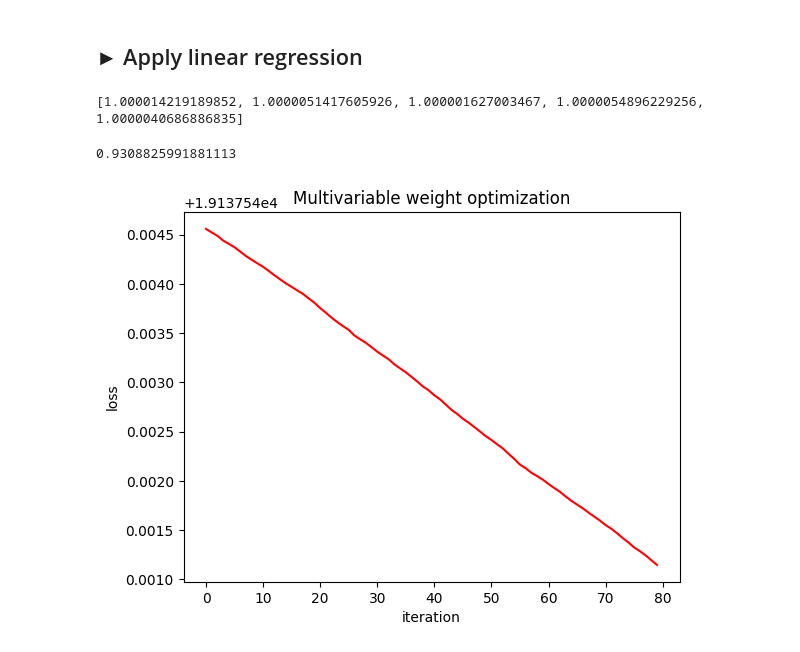
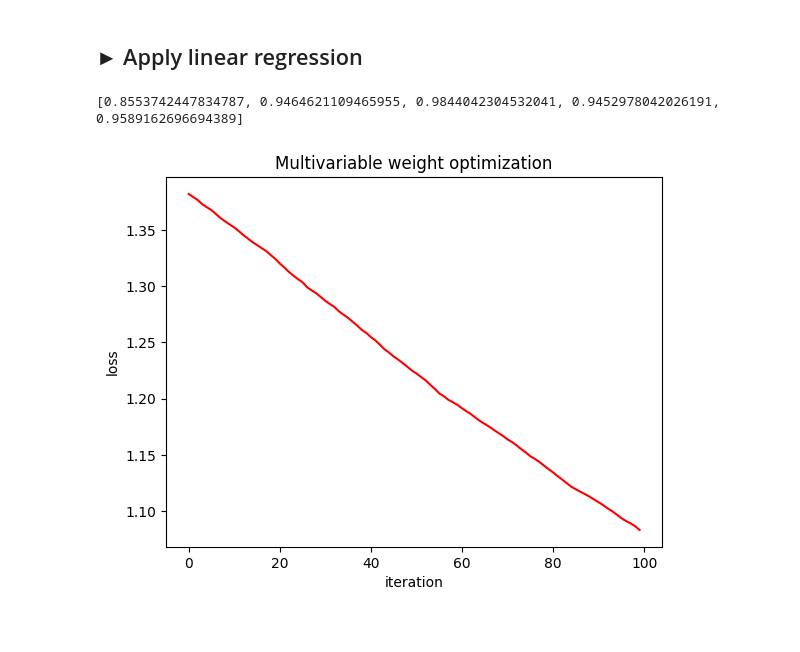
Before and after one commit to Aniket7651/machine_learning_, a Jupyter notebook: ML_practicals/melting_point_prediction/melting_point_prediction.ipynb, the cells around one changed output. Drawn from its saved outputs; the diff is of its cells as text; code cells hidden in the pictures.

```diff
--- a/ML_practicals/melting_point_prediction/melting_point_prediction.ipynb
+++ b/ML_practicals/melting_point_prediction/melting_point_prediction.ipynb
@@ -236,7 +182,7 @@ class statistics():
 
 
 class pre_processing():
-    '''pre processing class is use for feature engineering creating the features and labels,
+    '''pre processing class is use for feature engineering, creating the features and labels,
     the problem of converting raw data to a dataset which can be
     read by machine is called feature engineering.'''
 
@@ -647,26 +565,28 @@ class LinearRegression():
 # %%
 # training model...
 import matplotlib.pyplot as plt
 preprocessed_file = 'processed_datasetMP.csv' # 'MP_dataset_100_point.csv' 'A:/BIOINFORMAICS/ML-Training-main/11-Linear-Regression/USA_Housing.csv'
 
 X = datasetLoader(preprocessed_file, cols=4)
-Y = load_csv(preprocessed_file).dataset(column=4)
-epoch = 80
-training = train_multivariate_model(X[:epoch], Y[:epoch], epoch, lr=0.000000001)  # bais and weight has been initialize with 1.0
+Y = load_csv(preprocessed_file).dataset(column=5)
+
+epoch = 100
+training = train_multivariate_model(X[:epoch], Y[:epoch], epoch, lr=0.001)  # bais and weight has been initialize with 1.0
 
 iteration = [i for i in range(epoch)]
 
 plt.plot(iteration, training[0], 'r')
 plt.title('Multivariable weight optimization')
 plt.xlabel('iteration')
 plt.ylabel('loss')
 
 print(training[1])
+# for i in training[0]:
+#    print(i)
 
 Xnew1 = [0.5,0,0.6,0.204527913]
 Xnew2 = [0.285714286,0.153846154,0.228571429,0.262746687]
-LinearRegression().multivariate_prediction(Xnew2, training[1])
+# LinearRegression().multivariate_prediction(Xnew1, training[1])
 # %% [output]
-[1.000014219189852, 1.0000051417605926, 1.000001627003467, 1.0000054896229256, 1.0000040686886835]
+[0.8553742447834787, 0.9464621109465955, 0.9844042304532041, 0.9452978042026191, 0.9589162696694389]
-0.9308825991881113
-[figure, old version]
+[figure, new version]
```
Also changed, not shown: parts of 10 cells of this notebook, 5 other files.
